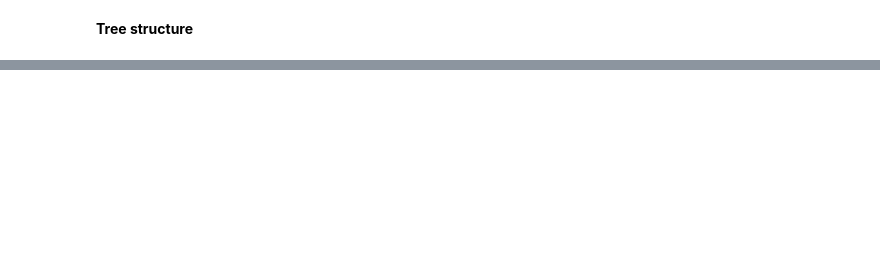
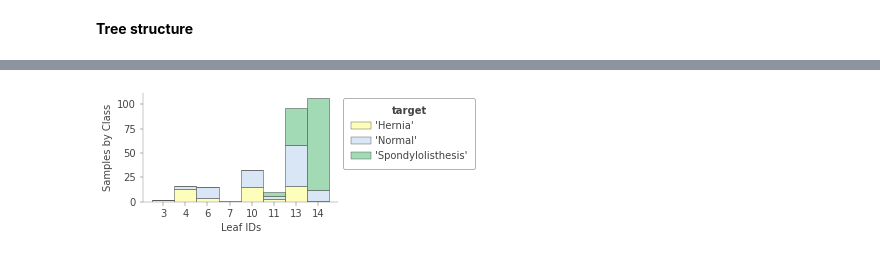
Before and after one commit to cityu-assignment/CS3481-assignment1, a Jupyter notebook: cs3481_asm.ipynb, the cells around one changed output, grey strips where cells are left out. Cells and saved outputs as stored; diff of their text form; code cells hidden in the pictures; blank space fills up the shorter version.

```diff
--- a/cs3481_asm.ipynb
+++ b/cs3481_asm.ipynb
@@ -373,0 +384,4 @@ TypeError: ignored
+# %%
+viz_model.ctree_leaf_distributions(figsize=(3.5,2))
+# %% [output]
+[figure, added]
```
Also changed, not shown: parts of 9 cells of this notebook.
